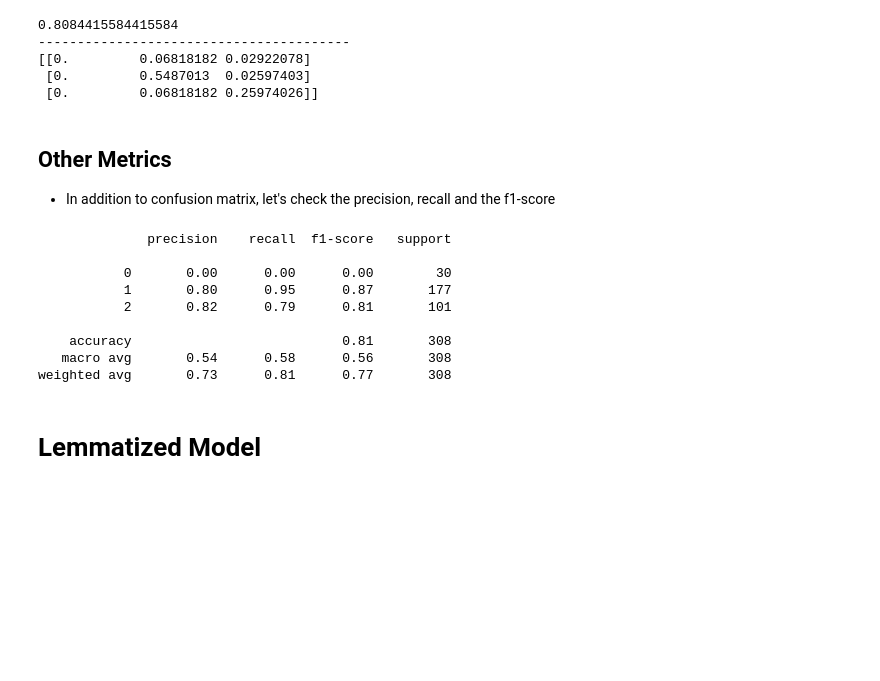
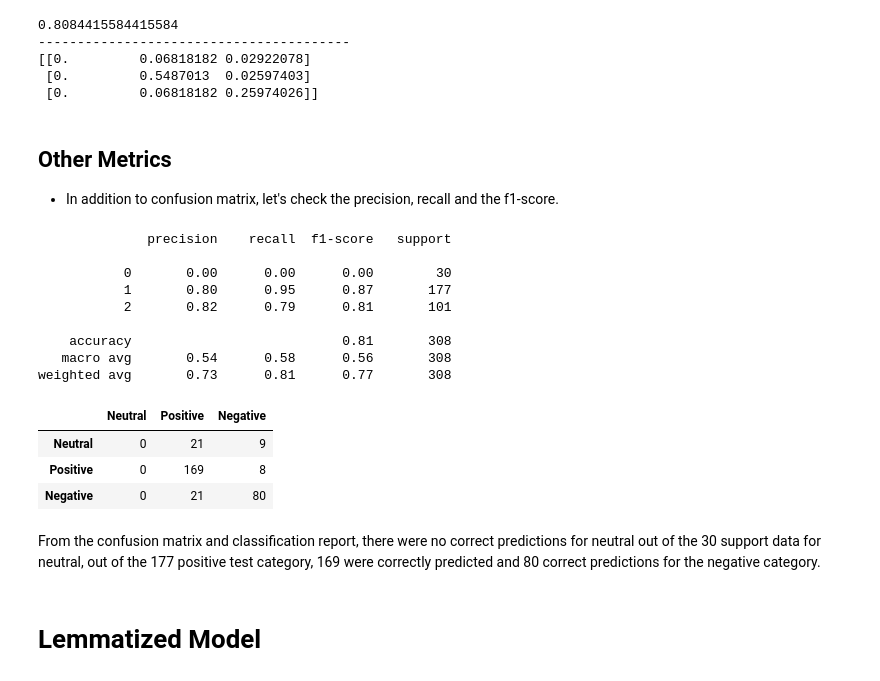
Before and after one commit to Demiga-g/headphones-reviews, a Jupyter notebook: Analysis of Headphone Reviews.ipynb, the cells around one changed output. Cells and saved outputs as stored; diff of their text form; code cells hidden in the pictures; blank space fills up the shorter version.

Commit message:
Analyzed the confusion matrix for some of the results.

```diff
--- a/Analysis of Headphone Reviews.ipynb
+++ b/Analysis of Headphone Reviews.ipynb
@@ -168,21 +168,32 @@ print(confusion_matrix(y_test, y_predicted) / len(y_test))
 # %% [markdown]
 ## Other Metrics
 
-- In addition to confusion matrix, let's check the precision, recall and the f1-score
+- In addition to confusion matrix, let's check the precision, recall and the f1-score.
 # %%
 from sklearn.metrics import classification_report
 
 print(classification_report(y_test, y_predicted, zero_division=0))
+
+data = confusion_matrix(y_test, y_predicted)
+labels = ['Neutral', 'Positive', 'Negative']
+
+pd.DataFrame(data, index=labels, columns=labels)
 # %% [output]
               precision    recall  f1-score   support
 
            0       0.00      0.00      0.00        30
            1       0.80      0.95      0.87       177
            2       0.82      0.79      0.81       101
 
     accuracy                           0.81       308
    macro avg       0.54      0.58      0.56       308
 weighted avg       0.73      0.81      0.77       308
+|  | Neutral | Positive | Negative |
+| Neutral | 0 | 21 | 9 |
+| Positive | 0 | 169 | 8 |
+| Negative | 0 | 21 | 80 |
+# %% [markdown]
+From the confusion matrix and classification report, there were no correct predictions for neutral out of the 30 support data for neutral, out of the 177 positive test category, 169 were correctly predicted and 80 correct predictions for the negative category.
 # %% [markdown]
 # **Lemmatized Model**
 # %% [markdown]
```
Also changed, not shown: parts of 14 cells of this notebook.
